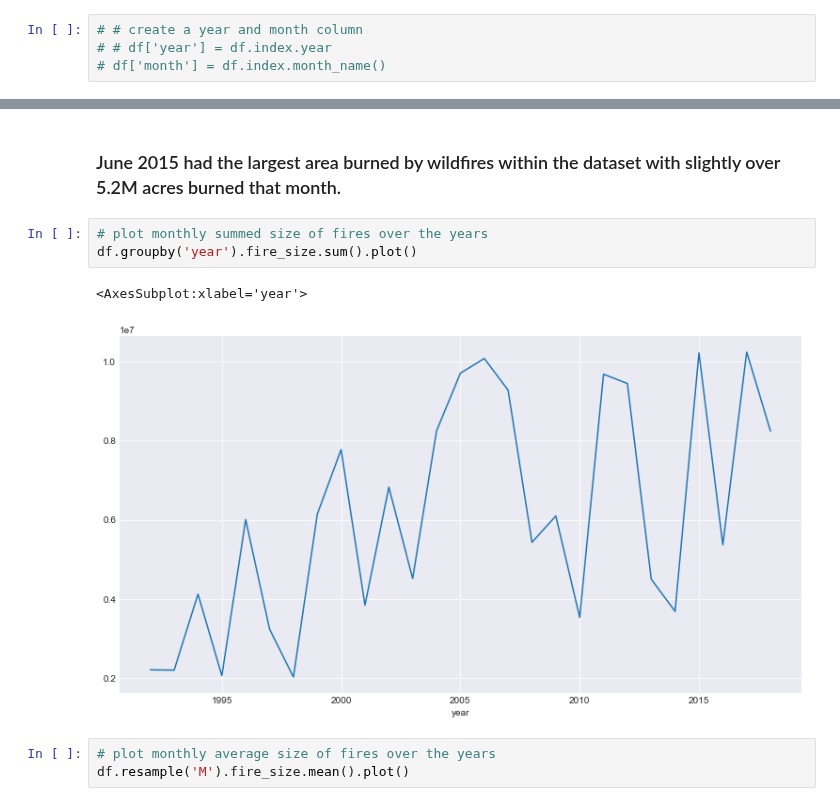
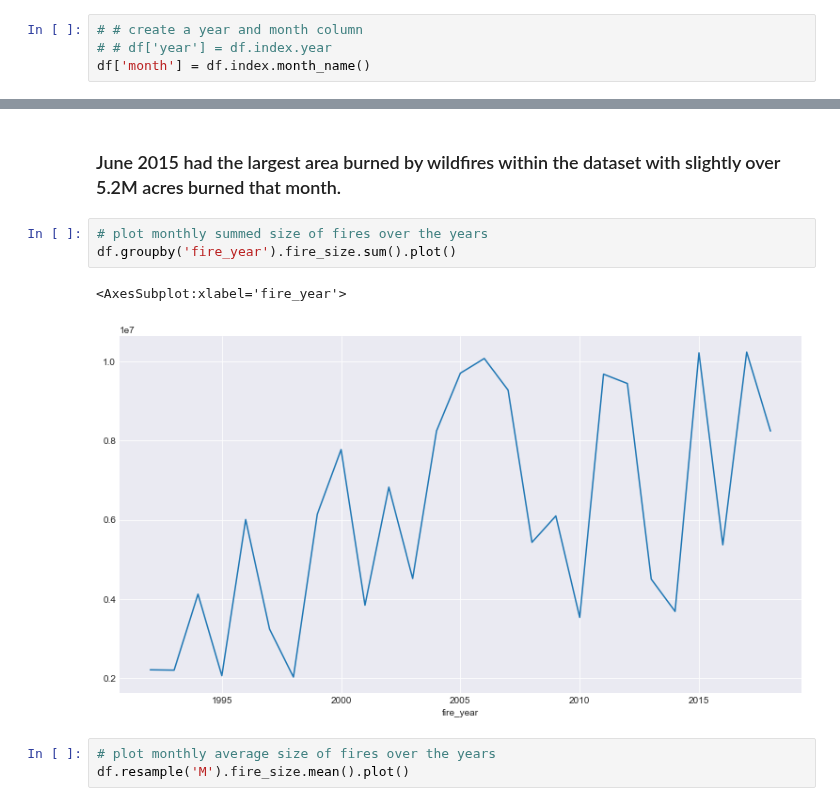
Before and after one commit to Dames-Researching-Flames/Sound-the-Alarm, a Jupyter notebook: Individual Works/lori_workbook-Copy1.ipynb, the cells around one changed output, grey strips where cells are left out. Drawn from its saved outputs; the diff is of its cells as text.

```diff
--- a/Individual Works/lori_workbook-Copy1.ipynb
+++ b/Individual Works/lori_workbook-Copy1.ipynb
@@ -42,4 +42,4 @@ df.head(2)
 # %%
 # # create a year and month column
 # # df['year'] = df.index.year
-# df['month'] = df.index.month_name()
+df['month'] = df.index.month_name()
@@ -233,10 +155,10 @@ size_fires_by_month.max()
 ### June 2015 had the largest area burned by wildfires within the dataset with slightly over 5.2M acres burned that month.
 # %%
 # plot monthly summed size of fires over the years
-df.groupby('year').fire_size.sum().plot()
+df.groupby('fire_year').fire_size.sum().plot()
 # %% [output]
-<AxesSubplot:xlabel='year'>
+<AxesSubplot:xlabel='fire_year'>
-[figure, old version]
+[figure, new version]
 # %%
 # plot monthly average size of fires over the years
 df.resample('M').fire_size.mean().plot()
```
Also changed, not shown: parts of 107 cells of this notebook, 1 other file.
